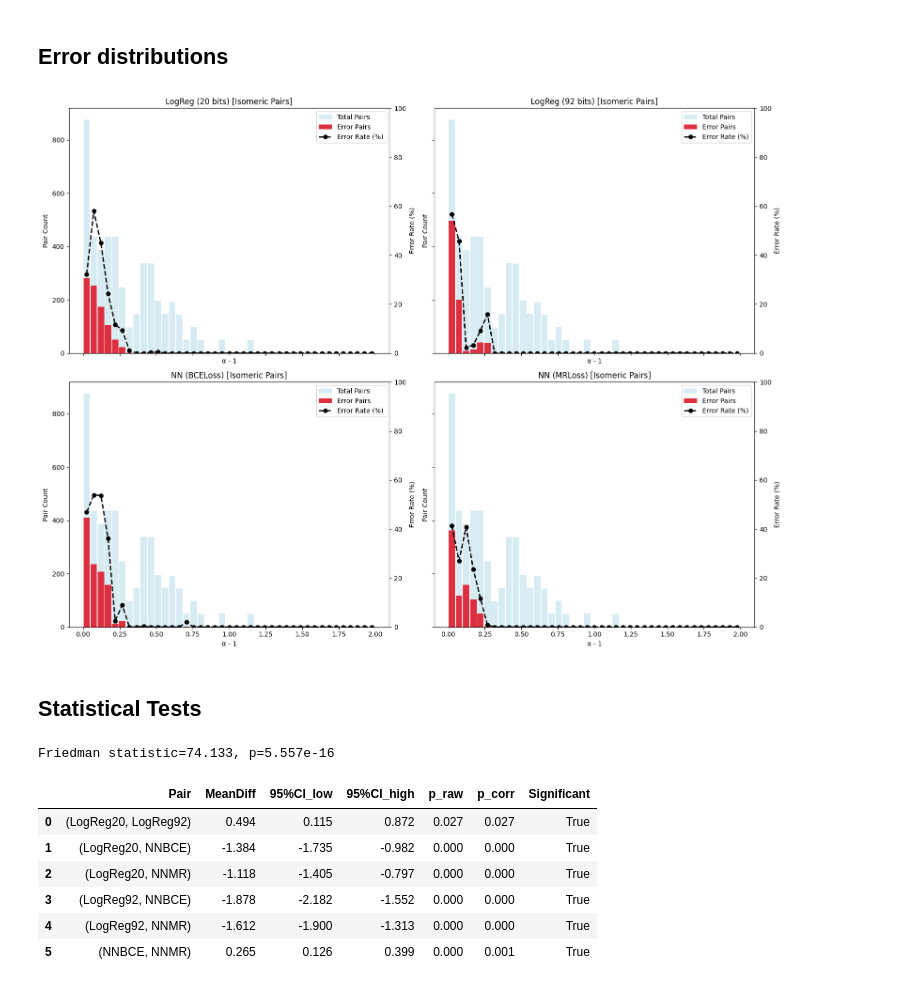
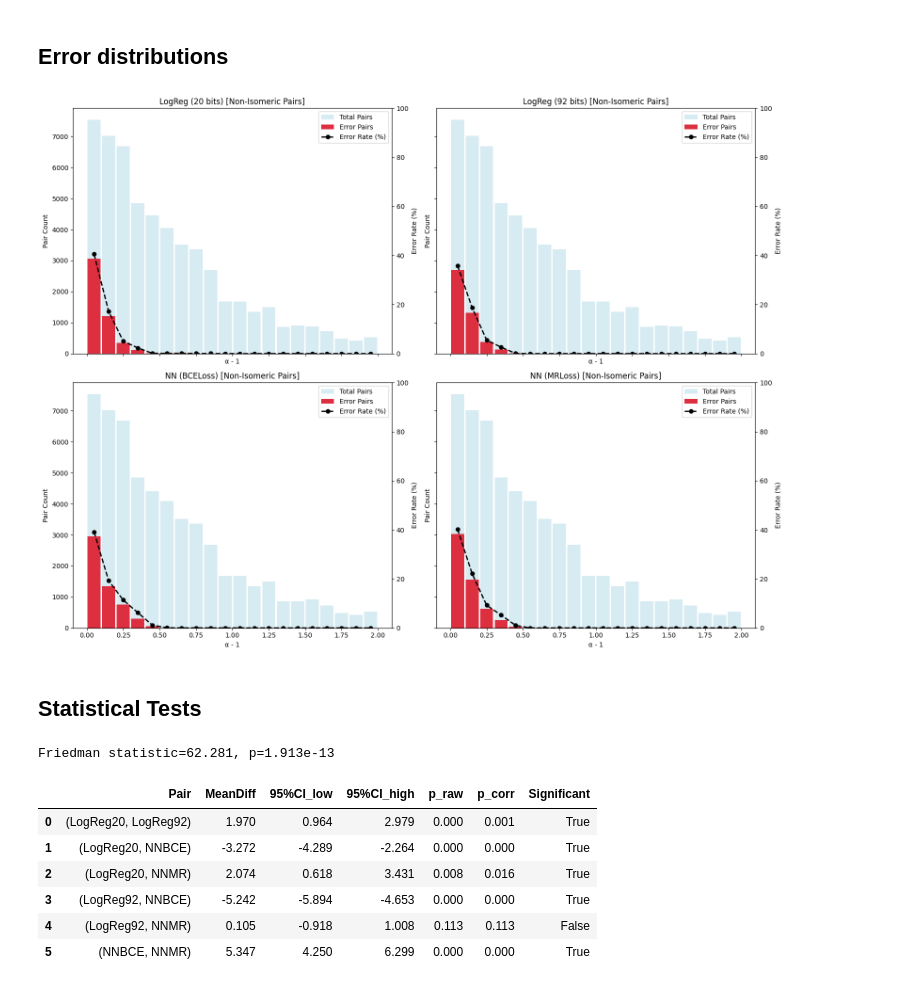
Before and after one commit to IvanRozanov04/FlavonoidsElutionOrderPrediction, a Jupyter notebook: code/Vis&Stats.ipynb, the cells around one changed output. Drawn from its saved outputs; the diff is of its cells as text; code cells hidden in the pictures.

```diff
--- a/code/Vis&Stats.ipynb
+++ b/code/Vis&Stats.ipynb
@@ -757,9 +757,9 @@ BCE = pd.read_csv(output_dir/'Accumulators'/'NNBCER2.csv')
 MR = pd.read_csv(output_dir/'Accumulators'/'NNMRR2.csv')
 d_sets = [log20,log92,BCE,MR]
 # %%
-plot_rel_diff_error_distribution_tile_from_dfs(d_sets,['LogReg (20 bits)','LogReg (92 bits)','NN (BCELoss)','NN (MRLoss)'],isomeric_only=True,bin_edges=np.linspace(0, 2.0, 42))
+plot_rel_diff_error_distribution_tile_from_dfs(d_sets,['LogReg (20 bits)','LogReg (92 bits)','NN (BCELoss)','NN (MRLoss)'],isomeric_only=False,bin_edges=np.linspace(0, 2.0, 21))
 # %% [output]
-[figure, old version]
+[figure, new version]
 # %% [markdown]
 ## Statistical Tests
 # %%
@@ -772,7 +772,7 @@ import numpy as np
 import pandas as pd
 from scipy.stats import friedmanchisquare, wilcoxon
 from statsmodels.stats.multitest import multipletests
-i = 1
+i = 3
 # Your data (example: i=3)
 scores = {
     'LogReg20': LogReg20[:, i].reshape(-1) * 100,
@@ -835,11 +835,11 @@ results = pd.DataFrame({
 
 results.round(3)
 # %% [output]
-Friedman statistic=74.133, p=5.557e-16
+Friedman statistic=62.281, p=1.913e-13
 |  | Pair | MeanDiff | 95%CI_low | 95%CI_high | p_raw | p_corr | Significant |
-| 0 | (LogReg20, LogReg92) | 0.494 | 0.115 | 0.872 | 0.027 | 0.027 | True |
-| 1 | (LogReg20, NNBCE) | -1.384 | -1.735 | -0.982 | 0.000 | 0.000 | True |
-| 2 | (LogReg20, NNMR) | -1.118 | -1.405 | -0.797 | 0.000 | 0.000 | True |
-| 3 | (LogReg92, NNBCE) | -1.878 | -2.182 | -1.552 | 0.000 | 0.000 | True |
-| 4 | (LogReg92, NNMR) | -1.612 | -1.900 | -1.313 | 0.000 | 0.000 | True |
-| 5 | (NNBCE, NNMR) | 0.265 | 0.126 | 0.399 | 0.000 | 0.001 | True |
+| 0 | (LogReg20, LogReg92) | 1.970 | 0.964 | 2.979 | 0.000 | 0.001 | True |
+| 1 | (LogReg20, NNBCE) | -3.272 | -4.289 | -2.264 | 0.000 | 0.000 | True |
+| 2 | (LogReg20, NNMR) | 2.074 | 0.618 | 3.431 | 0.008 | 0.016 | True |
+| 3 | (LogReg92, NNBCE) | -5.242 | -5.894 | -4.653 | 0.000 | 0.000 | True |
+| 4 | (LogReg92, NNMR) | 0.105 | -0.918 | 1.008 | 0.113 | 0.113 | False |
+| 5 | (NNBCE, NNMR) | 5.347 | 4.250 | 6.299 | 0.000 | 0.000 | True |
```
Also changed, not shown: parts of 9 cells of this notebook.
